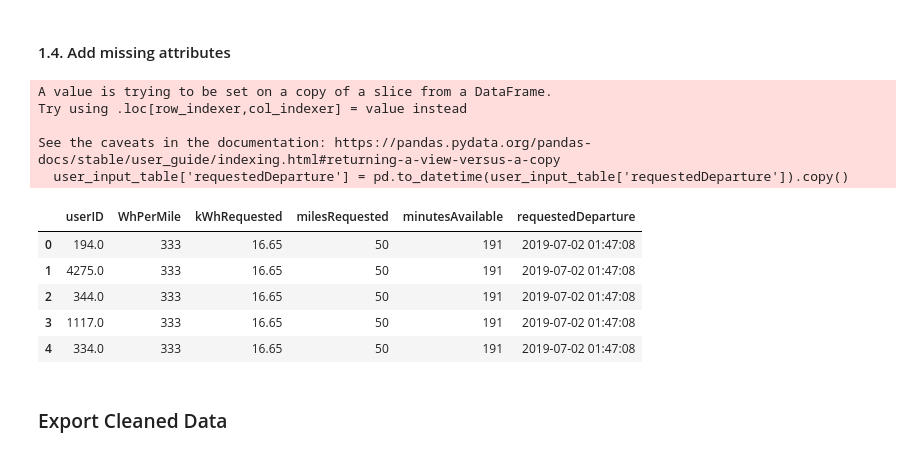
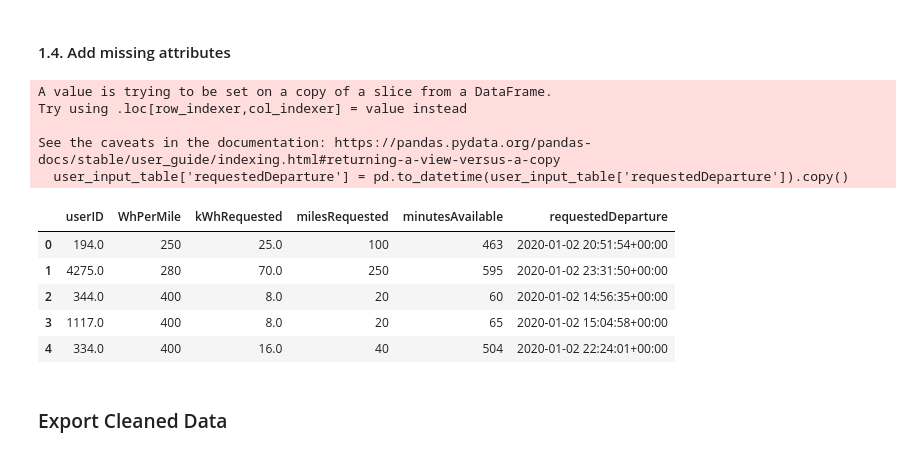
Before and after one commit to angfe/TheOptimizers, a Jupyter notebook: 01_Data_Preparation.ipynb, the cells around one changed output. Saved outputs shown, nothing was run; the diff lists cells and outputs as text; code cells hidden in the pictures.

```diff
--- a/01_Data_Preparation.ipynb
+++ b/01_Data_Preparation.ipynb
@@ -470,46 +470,52 @@ def convertStringToList(data_string):
 # convert the string to a list (array)
     return ast.literal_eval(data_string)
 
 # apply the funuction to all rows of userInputs
 charging_sessions_data.userInputs = charging_sessions_data.userInputs.apply(lambda x: convertStringToList(x), 0)
 
 def createUserInputColumn(columnName):
-    for input in  charging_sessions_data.userInputs:
-        if isinstance(input, list) == False:
-            continue
-
-        # we only consider the last user input
-        count = len(input) - 1
-        charging_sessions_data[columnName] = input[count][columnName]
-        count +=1
+    charging_sessions_data[columnName] = None
 
 
 createUserInputColumn("WhPerMile")
 createUserInputColumn("kWhRequested")
 createUserInputColumn("milesRequested")
 createUserInputColumn("minutesAvailable")
 createUserInputColumn("requestedDeparture")
 
+
+def writeUserInput(input, columnName) :
+     # we only consider the last user input
+    if  isinstance(input,list) == False:
+        return
+    count = len(input) - 1
+    return input[count][columnName]
+
+charging_sessions_data.WhPerMile = charging_sessions_data.userInputs.apply(lambda x : writeUserInput(x, 'WhPerMile'), 0)
+charging_sessions_data.kWhRequested = charging_sessions_data.userInputs.apply(lambda x : writeUserInput(x, 'kWhRequested'), 0)
+charging_sessions_data.milesRequested = charging_sessions_data.userInputs.apply(lambda x : writeUserInput(x, 'milesRequested'), 0)
+charging_sessions_data.minutesAvailable = charging_sessions_data.userInputs.apply(lambda x : writeUserInput(x, 'minutesAvailable'), 0)
+charging_sessions_data.requestedDeparture = charging_sessions_data.userInputs.apply(lambda x : writeUserInput(x, 'requestedDeparture'), 0)
 # create a new table
 user_input_table = charging_sessions_data[['userID', 'WhPerMile', 'kWhRequested','milesRequested','minutesAvailable','requestedDeparture']]
 
 user_input_table.dtypes
 user_input_table['requestedDeparture'] = pd.to_datetime(user_input_table['requestedDeparture']).copy()
 user_input_table.head()
 
 # charging_sessions_data.drop(['WhPerMile', 'kWhRequested','milesRequested','minutesAvailable','requestedDeparture', 'userInputs'], axis = 1)
 # %% [output]
 A value is trying to be set on a copy of a slice from a DataFrame.
 Try using .loc[row_indexer,col_indexer] = value instead
 
 See the caveats in the documentation: https://pandas.pydata.org/pandas-docs/stable/user_guide/indexing.html#returning-a-view-versus-a-copy
   user_input_table['requestedDeparture'] = pd.to_datetime(user_input_table['requestedDeparture']).copy()
 |  | userID | WhPerMile | kWhRequested | milesRequested | minutesAvailable | requestedDeparture |
-| 0 | 194.0 | 333 | 16.65 | 50 | 191 | 2019-07-02 01:47:08 |
-| 1 | 4275.0 | 333 | 16.65 | 50 | 191 | 2019-07-02 01:47:08 |
-| 2 | 344.0 | 333 | 16.65 | 50 | 191 | 2019-07-02 01:47:08 |
-| 3 | 1117.0 | 333 | 16.65 | 50 | 191 | 2019-07-02 01:47:08 |
-| 4 | 334.0 | 333 | 16.65 | 50 | 191 | 2019-07-02 01:47:08 |
+| 0 | 194.0 | 250 | 25.0 | 100 | 463 | 2020-01-02 20:51:54+00:00 |
+| 1 | 4275.0 | 280 | 70.0 | 250 | 595 | 2020-01-02 23:31:50+00:00 |
+| 2 | 344.0 | 400 | 8.0 | 20 | 60 | 2020-01-02 14:56:35+00:00 |
+| 3 | 1117.0 | 400 | 8.0 | 20 | 65 | 2020-01-02 15:04:58+00:00 |
+| 4 | 334.0 | 400 | 16.0 | 40 | 504 | 2020-01-02 22:24:01+00:00 |
 # %% [markdown]
 ### Export Cleaned Data
 # %%
```
